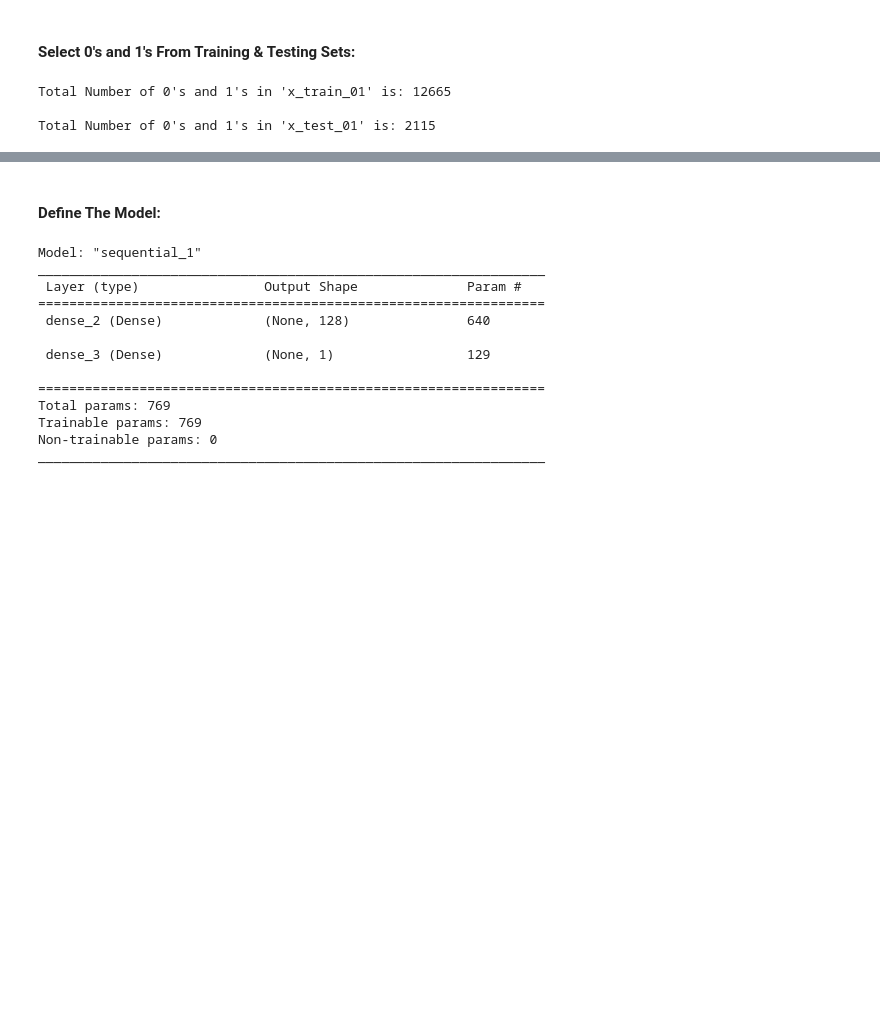
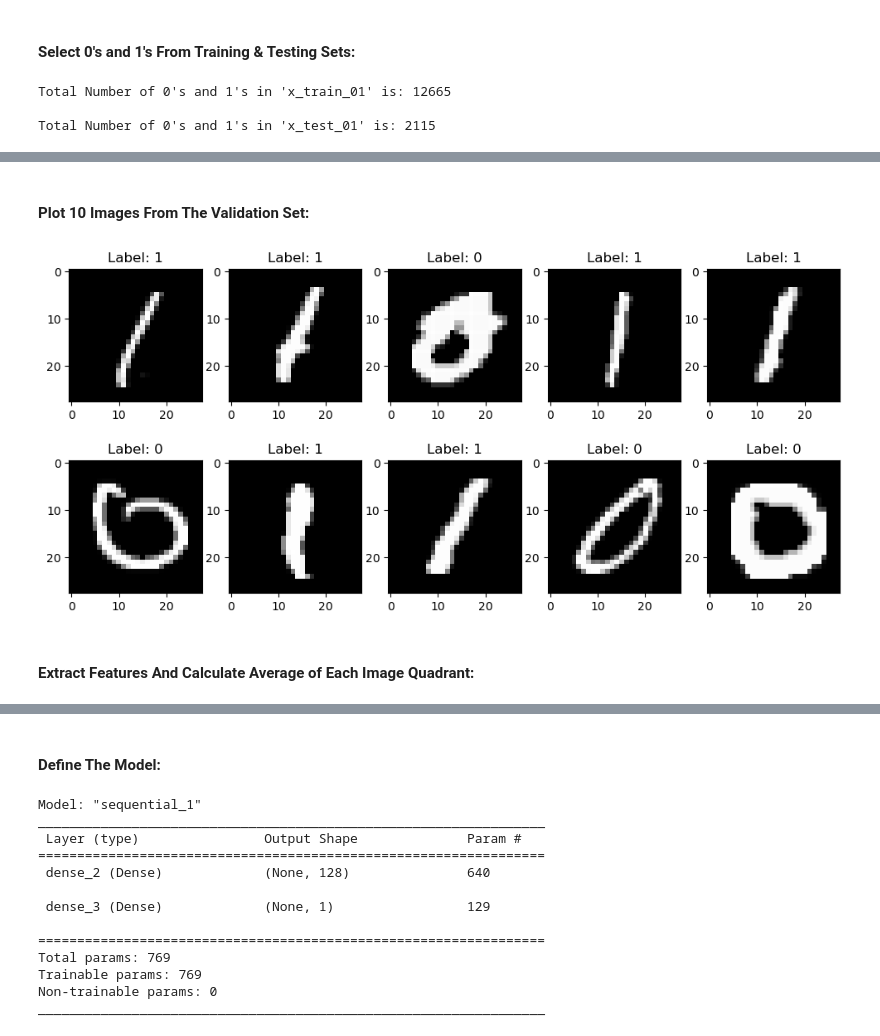
Before and after one commit to ADolbyB/deep-learning-python, a Jupyter notebook: Lectures/lecture6.ipynb, the cells around one changed output, grey strips where cells are left out. Drawn from its saved outputs; the diff is of its cells as text; code cells hidden in the pictures; blank space fills up the shorter version.

```diff
--- a/Lectures/lecture6.ipynb
+++ b/Lectures/lecture6.ipynb
@@ -213,0 +299,8 @@ Total Number of 0's and 1's in 'x_test_01' is: 2115
+# %% [markdown]
+#### Plot 10 Images From The Validation Set:
+# %%
+img_plt(x_valid_01[0:10,:,:], y_valid_01[0:10]) # Select First 10 images from the set
+# %% [output]
+[figure, added]
+# %% [markdown]
+#### Extract Features And Calculate Average of Each Image Quadrant:
```
Also changed, not shown: parts of 25 cells of this notebook.
